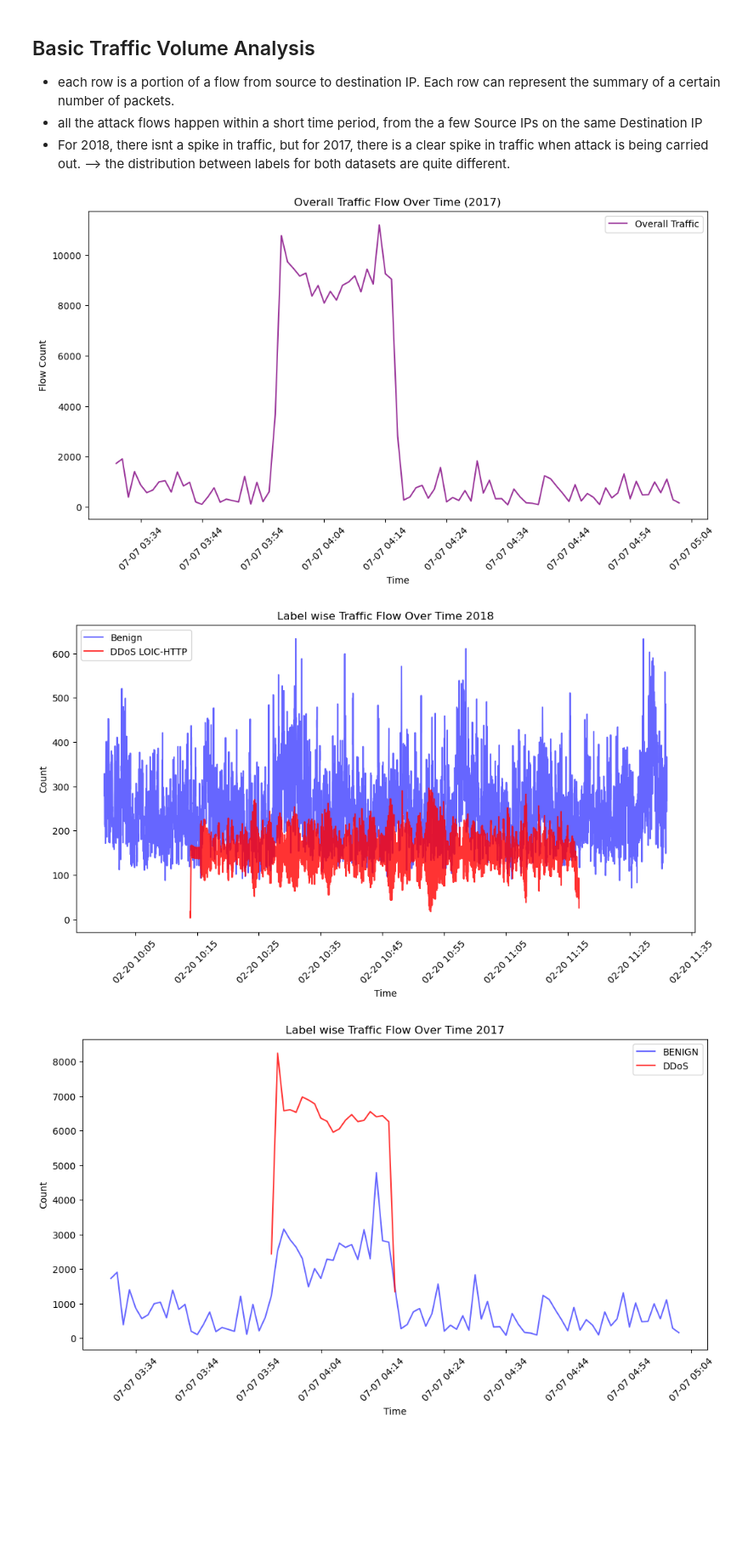
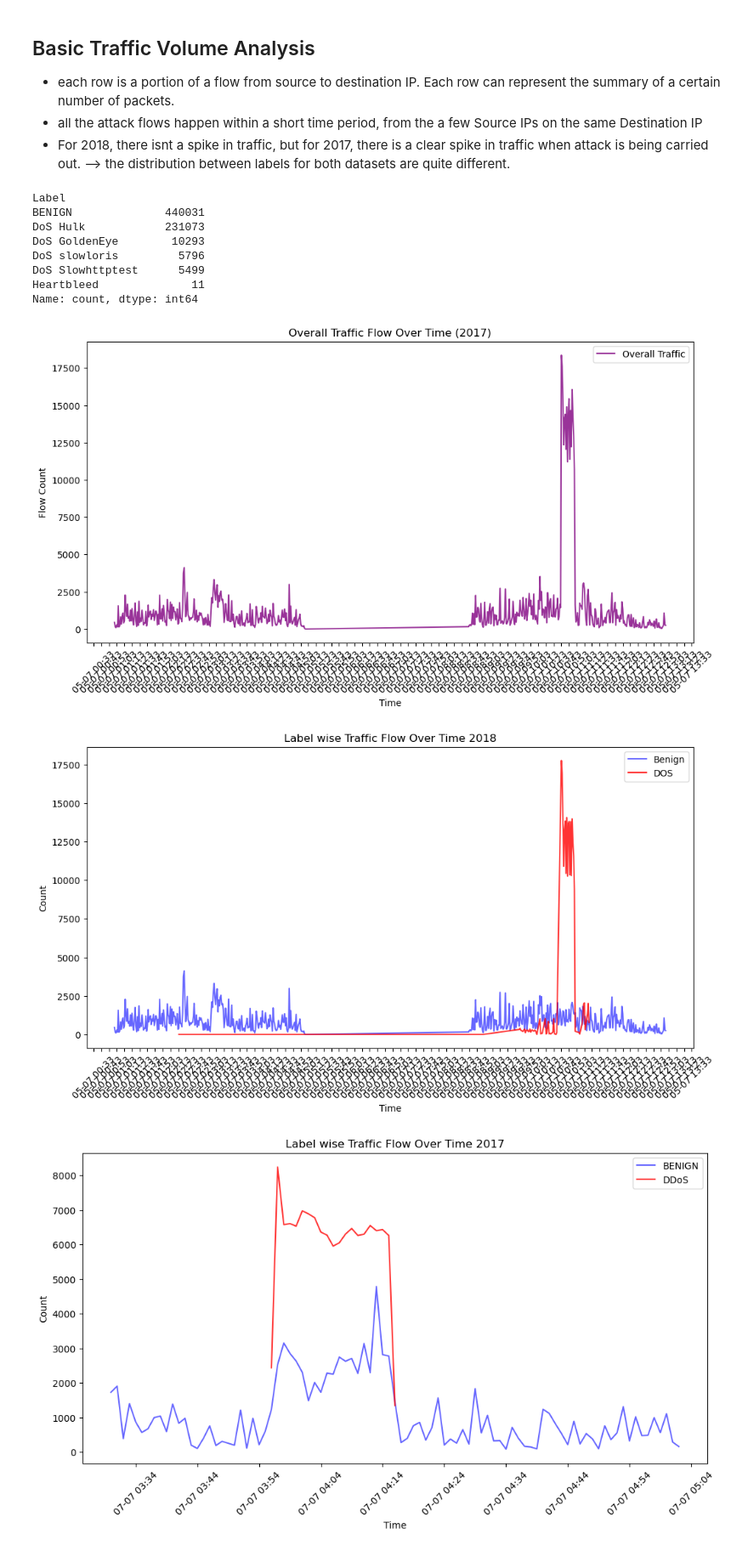
Before and after one commit to zhiyongyong-nus/dsa4263-fraudsters, a Jupyter notebook: cybersec_EDA.ipynb, the cells around one changed output. Shown at 85% size. Cells and saved outputs as stored; diff of their text form; code cells hidden in the pictures; blank space fills up the shorter version.

```diff
--- a/cybersec_EDA.ipynb
+++ b/cybersec_EDA.ipynb
@@ -198,9 +158,23 @@ NameError: name 'ddos2017_df' is not defined
 # %%
 ddos2018_df_cleaned = pd.read_csv('/Users/emmalim/Desktop/DSA4263/ddos2018_cleaned.csv')
 ddos2017_df_cleaned = pd.read_csv('/Users/emmalim/Desktop/DSA4263/ddos2017_cleaned.csv')
+dos2017_df_cleaned = pd.read_csv('/Users/emmalim/Desktop/DSA4263/dos2017_cleaned.csv')
+botnet2017_df_cleaned = pd.read_csv('/Users/emmalim/Desktop/DSA4263/botnet2017_cleaned.csv')
+# %%
+print(dos2017_df_cleaned['Label'].value_counts())
+dos2017_df_cleaned["Label"] = dos2017_df_cleaned["Label"].apply(lambda x: "DOS" if x != "BENIGN" else "BENIGN")
+# %% [output]
+Label
+BENIGN              440031
+DoS Hulk            231073
+DoS GoldenEye        10293
+DoS slowloris         5796
+DoS Slowhttptest      5499
+Heartbleed              11
+Name: count, dtype: int64
 # %%
 # Copy dataset
-analysis_df = ddos2017_df_cleaned.copy()
+analysis_df = dos2017_df_cleaned.copy()
 
 # Convert Timestamp to datetime
 analysis_df['Timestamp'] = pd.to_datetime(analysis_df['Timestamp'])
@@ -226,38 +200,38 @@ plt.xticks(rotation=45)  # Rotate for better readability
 
 plt.show()
 # %% [output]
-[figure, old version]
+[figure, new version]
 # %%
-analysis_df = ddos2018_df_cleaned.copy()
+analysis_df = dos2017_df_cleaned.copy()
 
 # Convert Timestamp to datetime
 analysis_df['Timestamp'] = pd.to_datetime(analysis_df['Timestamp'])
 
 # Count flows per second, grouped by attack type
 analysis_df['Time_Seconds'] = analysis_df['Timestamp'].dt.floor('s')
-attack_traffic = analysis_df[analysis_df['Label'] == 'DDoS attacks-LOIC-HTTP'].groupby('Time_Seconds').size()
-benign_traffic = analysis_df[analysis_df['Label'] == 'Benign'].groupby('Time_Seconds').size()
+attack_traffic = analysis_df[analysis_df['Label'] == 'DOS'].groupby('Time_Seconds').size()
+benign_traffic = analysis_df[analysis_df['Label'] == 'BENIGN'].groupby('Time_Seconds').size()
 
 # Plot the flow activity with different colors
 plt.figure(figsize=(12,6))
 plt.plot(benign_traffic.index, benign_traffic, label="Benign", color='blue', alpha=0.6)
-plt.plot(attack_traffic.index, attack_traffic, label="DDoS LOIC-HTTP", color='red', alpha=0.8)
+plt.plot(attack_traffic.index, attack_traffic, label="DOS", color='red', alpha=0.8)
 
 # Labels and legend
 plt.xlabel("Time")
 plt.ylabel("Count")
 plt.title("Label wise Traffic Flow Over Time 2018")
 plt.legend()
 
 
 # Improve x-axis time format
 plt.gca().xaxis.set_major_formatter(mdates.DateFormatter('%m-%d %H:%M'))  # Format: Month-Day Hour:Minute
 plt.gca().xaxis.set_major_locator(mdates.MinuteLocator(interval=10))  # Show labels every 2 hours
 plt.xticks(rotation=45)  # Rotate for better readability
 
 plt.show()
 # %% [output]
-[figure, old version]
+[figure, new version]
 # %%
 analysis_df_2017 = ddos2017_df_cleaned.copy()
 
```
Also changed, not shown: parts of 18 cells of this notebook, 2 other files.
